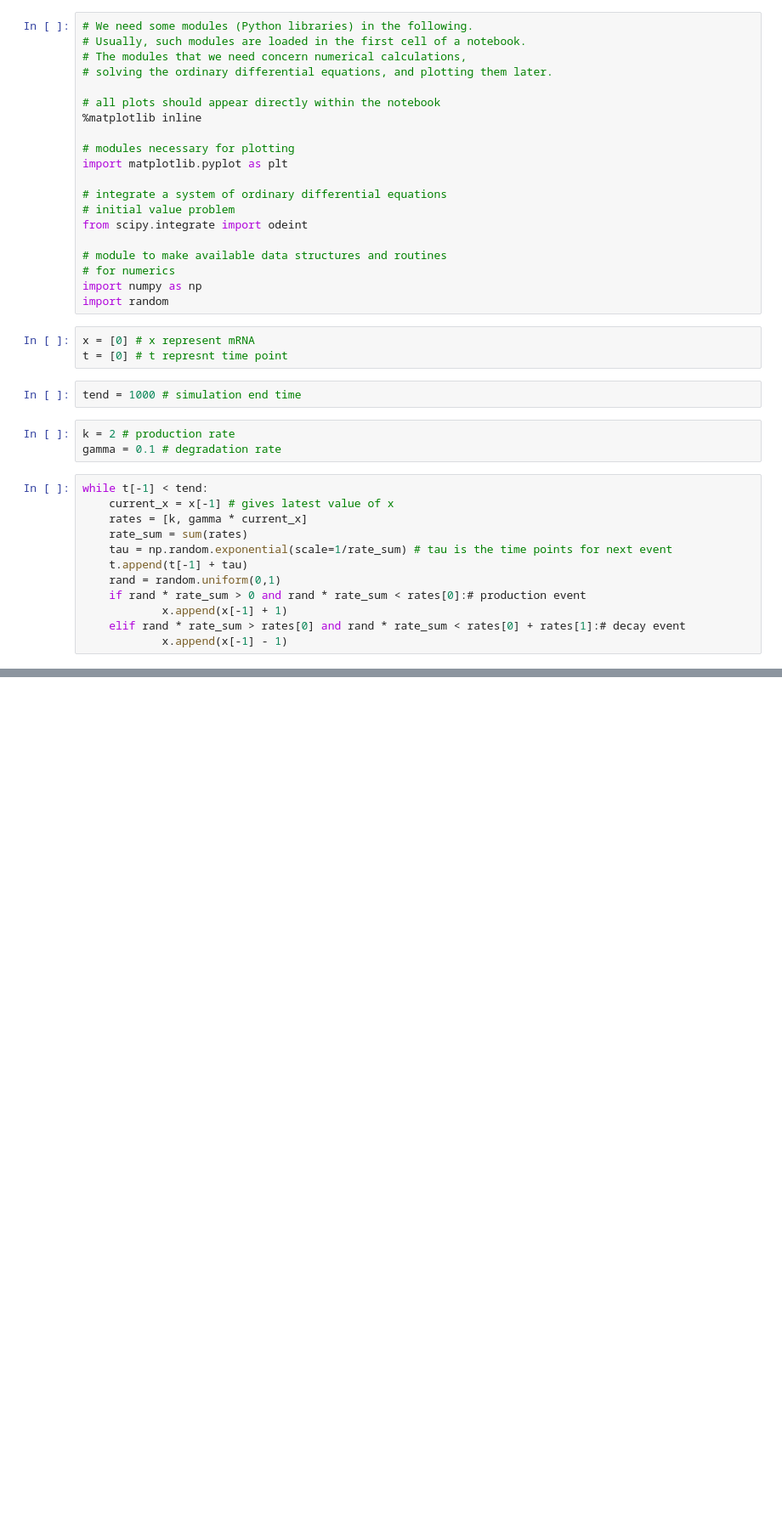
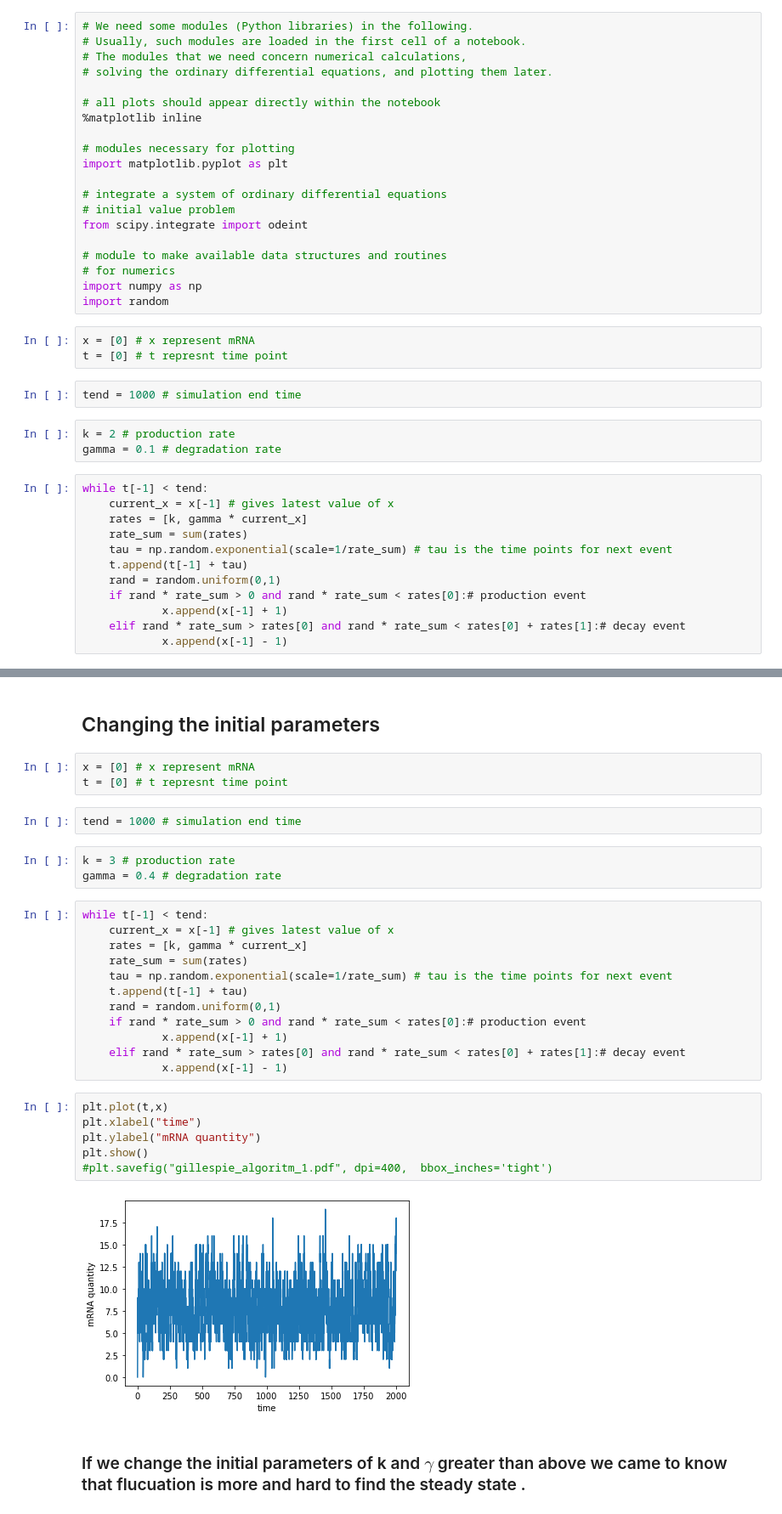
Before and after one commit to aaditya-pdgupta/mathematical_modeling_of_biology_system, a Jupyter notebook: Gillespie_Algoritm/Gillespie_Algoritm.ipynb, the cells around one changed output, grey strips where cells are left out. Shown at 85% size. Cells and saved outputs as stored; diff of their text form; blank space fills up the shorter version.

```diff
--- a/Gillespie_Algoritm/Gillespie_Algoritm.ipynb
+++ b/Gillespie_Algoritm/Gillespie_Algoritm.ipynb
@@ -57,0 +70,32 @@ plt.savefig("gillespie_algoritm_1.pdf", dpi=400,  bbox_inches='tight')
+# %% [markdown]
+## Changing the initial parameters
+# %%
+x = [0] # x represent mRNA
+t = [0] # t represnt time point
+# %%
+tend = 1000 # simulation end time
+# %%
+k = 3 # production rate
+gamma = 0.4 # degradation rate
+# %%
+while t[-1] < tend:
+    current_x = x[-1] # gives latest value of x
+    rates = [k, gamma * current_x]
+    rate_sum = sum(rates)
+    tau = np.random.exponential(scale=1/rate_sum) # tau is the time points for next event
+    t.append(t[-1] + tau)
+    rand = random.uniform(0,1)
+    if rand * rate_sum > 0 and rand * rate_sum < rates[0]:# production event
+            x.append(x[-1] + 1)
+    elif rand * rate_sum > rates[0] and rand * rate_sum < rates[0] + rates[1]:# decay event
+            x.append(x[-1] - 1)
+# %%
+plt.plot(t,x)
+plt.xlabel("time")
+plt.ylabel("mRNA quantity")
+plt.show()
+#plt.savefig("gillespie_algoritm_1.pdf", dpi=400,  bbox_inches='tight')
+# %% [output]
+[figure, added]
+# %% [markdown]
+### If we change the initial parameters of k and $\gamma$ greater than above we came to know that flucuation is more and hard to find the steady state .
```
Also changed, not shown: parts of 3 cells of this notebook, 2 other files.
